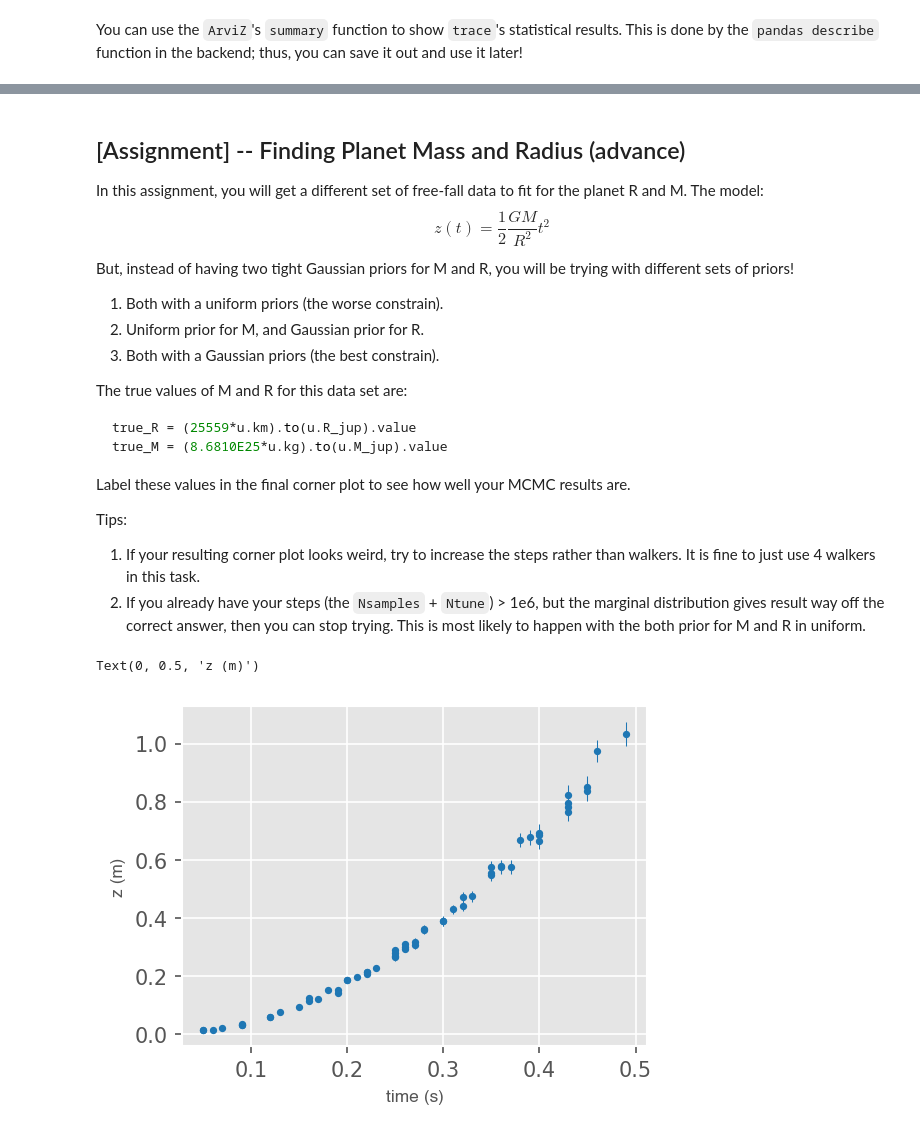
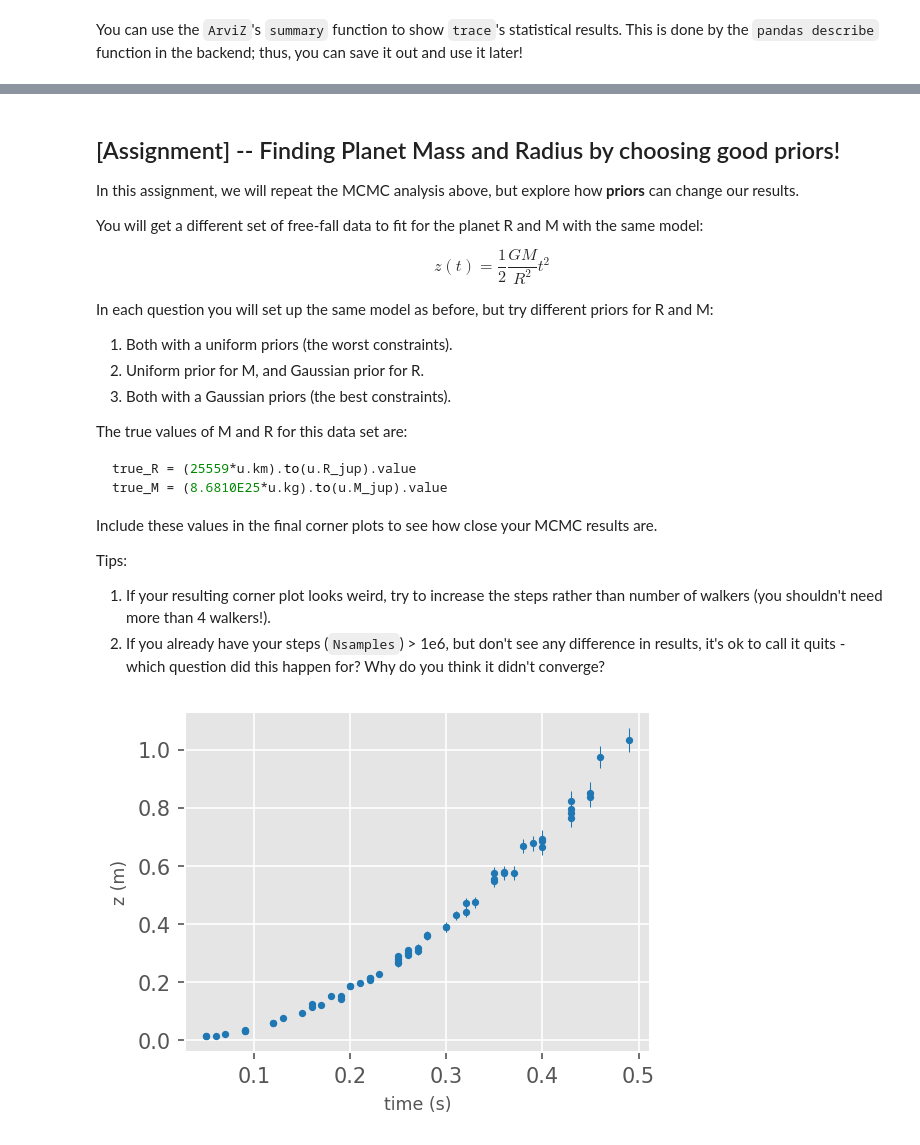
Before and after one commit to cjtu/spirl, a Jupyter notebook: spirl/f21_a6.ipynb, the cells around one changed output, grey strips where cells are left out. Drawn from its saved outputs; the diff is of its cells as text; code cells hidden in the pictures.

````diff
--- a/spirl/f21_a6.ipynb
+++ b/spirl/f21_a6.ipynb
@@ -325,44 +574,45 @@ Wonderful!
 # %% [markdown]
-## [Assignment] -- Finding Planet Mass and Radius (advance)
+## [Assignment] -- Finding Planet Mass and Radius by choosing good priors!
 
-In this assignment, you will get a different set of free-fall data to fit for the planet R and M. The model:
-$$
-z(t) = \frac{1}{2}\frac{GM}{R^2}t^2
-$$
-But, instead of having two tight Gaussian priors for M and R, you will be trying with different sets of priors!
+In this assignment, we will repeat the MCMC analysis above, but explore how **priors** can change our results.
 
-1. Both with a uniform priors (the worse constrain).
+You will get a different set of free-fall data to fit for the planet R and M with the same model:
+
+$$z(t) = \frac{1}{2}\frac{GM}{R^2}t^2$$
+
+In each question you will set up the same model as before, but try different priors for R and M:
+
+1. Both with a uniform priors (the worst constraints).
 2. Uniform prior for M, and Gaussian prior for R.
-3. Both with a Gaussian priors (the best constrain).
+3. Both with a Gaussian priors (the best constraints).
 
 The true values of M and R for this data set are:
 ```python
 true_R = (25559*u.km).to(u.R_jup).value
 true_M = (8.6810E25*u.kg).to(u.M_jup).value
 ```
-Label these values in the final corner plot to see how well your MCMC results are.
+
+Include these values in the final corner plots to see how close your MCMC results are.
 
 Tips:
-1. If your resulting corner plot looks weird, try to increase the steps rather than walkers.
-    It is fine to just use 4 walkers in this task.
-2. If you already have your steps (the `Nsamples` + `Ntune`) > 1e6, but the marginal distribution gives result way off the correct answer, then you can stop trying. This is most likely to happen with the both prior for M and R in uniform.
+
+1. If your resulting corner plot looks weird, try to increase the steps rather than number of walkers (you shouldn't need more than 4 walkers!).
+2. If you already have your steps (`Nsamples`) > 1e6, but don't see any difference in results, it's ok to call it quits - which question did this happen for? Why do you think it didn't converge?
 # %%
 # read in data
 df = pd.read_csv('./data/position_measurement_as.csv')
 
 # plot the data
 f = plt.figure(facecolor='white', figsize=(4,3), dpi=150 )
 ax1 = plt.subplot(111)
 
-ax1.errorbar(df['time(s)'], df['z(m)'],
-             yerr = df['z_err(m)'], fmt = '.', ms=5, lw=0.5, color='tab:blue')
-
-
-ax1.set_xlabel('time (s)',    size='small', style='normal', family='sans-serif', fontname='Helvetica')
-ax1.set_ylabel('z (m)', size='small', style='normal', family='sans-serif', fontname='Helvetica')
+ax1.errorbar(df['time(s)'], df['z(m)'], yerr = df['z_err(m)'], fmt = '.', ms=5,
+             lw=0.5, color='tab:blue')
+ax1.set_xlabel('time (s)',    size='small', fontname='Helvetica')
+ax1.set_ylabel('z (m)', size='small', fontname='Helvetica')
+plt.show()
 # %% [output]
-Text(0, 0.5, 'z (m)')
-[figure, old version]
+[figure, new version]
 # %%
 Mj2si = const.M_jup.si.value # constant to transfer Jupiter mass to kg
 Rj2si = const.R_jup.si.value # constant to transfer Jupiter radius to m
````
Also changed, not shown: parts of 30 cells of this notebook, 2 other files.
